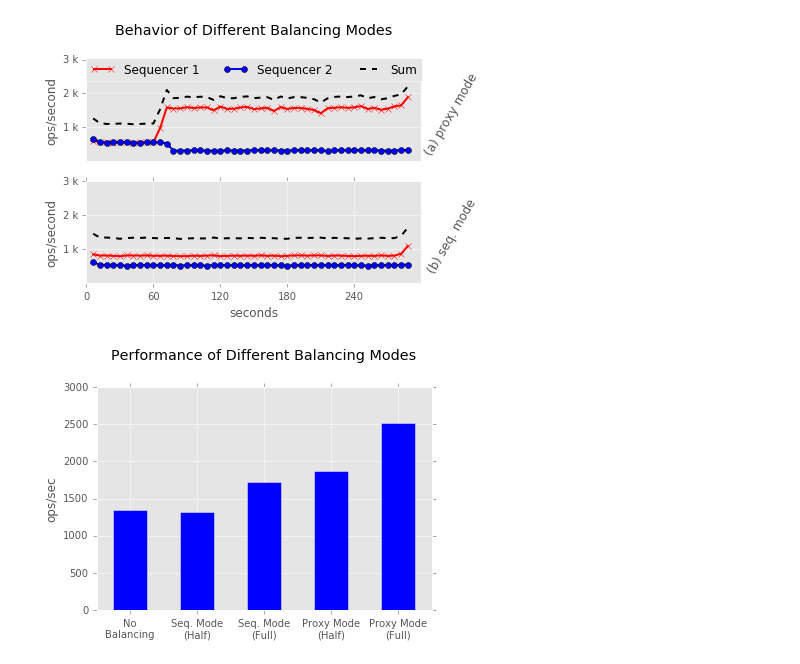
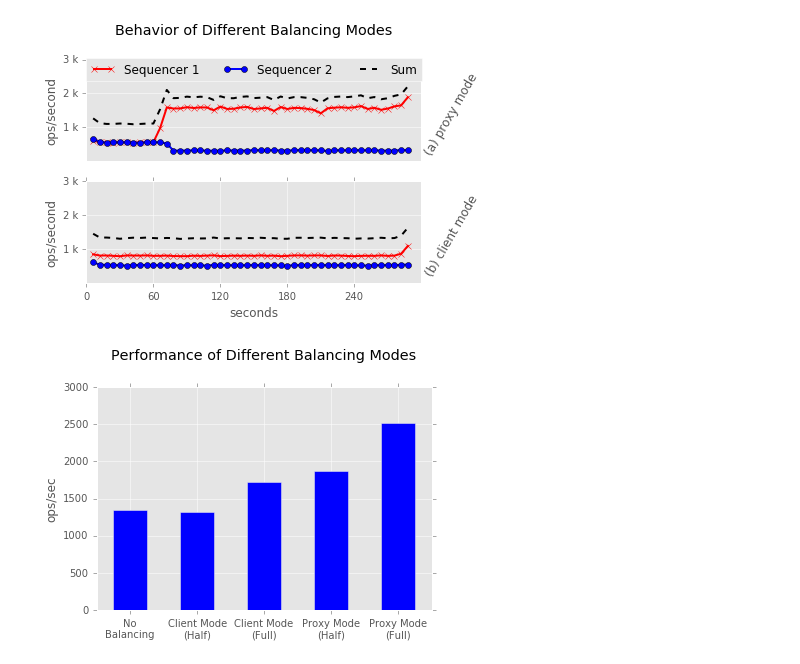
Before and after one commit to michaelsevilla/malacology-popper, a Jupyter notebook: experiments/mds-zlog-seq-migrate-redux-waves/results-paper/visualize.ipynb, the cells around one changed output. Saved outputs shown, nothing was run; the diff lists cells and outputs as text; code cells hidden in the pictures.

```diff
--- a/experiments/mds-zlog-seq-migrate-redux-waves/results-paper/visualize.ipynb
+++ b/experiments/mds-zlog-seq-migrate-redux-waves/results-paper/visualize.ipynb
@@ -44,42 +44,42 @@ def graph_it(ax, foreground, background):
 # %%
 fig = plt.figure()
 
 ###
 ax = fig.add_subplot(211)
 graph_it(ax, glob.glob("wave1-foreground-*throughput.csv"), glob.glob("wave1-issdm-*throughput.csv"))
 format_graph("(a) proxy mode")
 ax.set_title("Behavior of Different Balancing Modes", y=1.2)
 
 ax = fig.add_subplot(212)
 graph_it(ax, glob.glob("wave2-foreground-*throughput.csv"), glob.glob("wave2-issdm-*throughput.csv"))
-format_graph("(b) seq. mode")
+format_graph("(b) client mode")
 
 #ax = fig.add_subplot(212)
 #graph_it(ax, glob.glob("proxy-all-foreground-*throughput.csv"), glob.glob("proxy-all-issdm-*throughput.csv"))
 #format_graph("(b) proxy mode")
 
 #ax = fig.add_subplot(212)
 #graph_it(ax, glob.glob("proxy2wave-all-foreground-*throughput.csv"), glob.glob("proxy2wave-all-issdm-*throughput.csv"))
 #format_graph("(d) seq. mode")
 
 ###
 ax.set_xlabel("seconds")
 ax.set_xticks(range(0, 300, 60))
 lgd = ax.legend(loc='center', ncol=3, bbox_to_anchor=(0.5,2.1))
 plt.savefig('mantle-mode-behavior.png', dpi=300, bbox_inches='tight')
 # %% [output]
-[figure, old version]
+[figure, new version]
 # %%
 # Get the sum of all the 1 sequencer experiment throughputs
 df = sum_throughput(glob.glob("../../mds-zlog-seq-migrate-redux-baseline/results-singlenode-run0-baseline/singlenode-run0-baseline*throughput.csv"))
 df.columns = ['seconds', 'No\nBalancing']
 
-name = "Seq. Mode\n(Half)"
+name = "Client Mode\n(Half)"
 s = sum_throughput(glob.glob("wave2-*throughput.csv"))
 s.columns = ['seconds', name]
 df = pd.concat([df, s[name]], axis=1)
 
-name = "Seq. Mode\n(Full)"
+name = "Client Mode\n(Full)"
 s = sum_throughput(glob.glob("proxy2wave-all-*throughput.csv"))
 s.columns = ['seconds', name]
 df = pd.concat([df, s[name]], axis=1)
@@ -103,4 +103,4 @@ ax.set_ylabel("ops/sec")
 plt.xticks(rotation='horizontal')
 plt.savefig('mantle-mode-performance.png', dpi=300, bbox_inches='tight')
 # %% [output]
-[figure, old version]
+[figure, new version]
```
Also changed, not shown: 10 other files.
